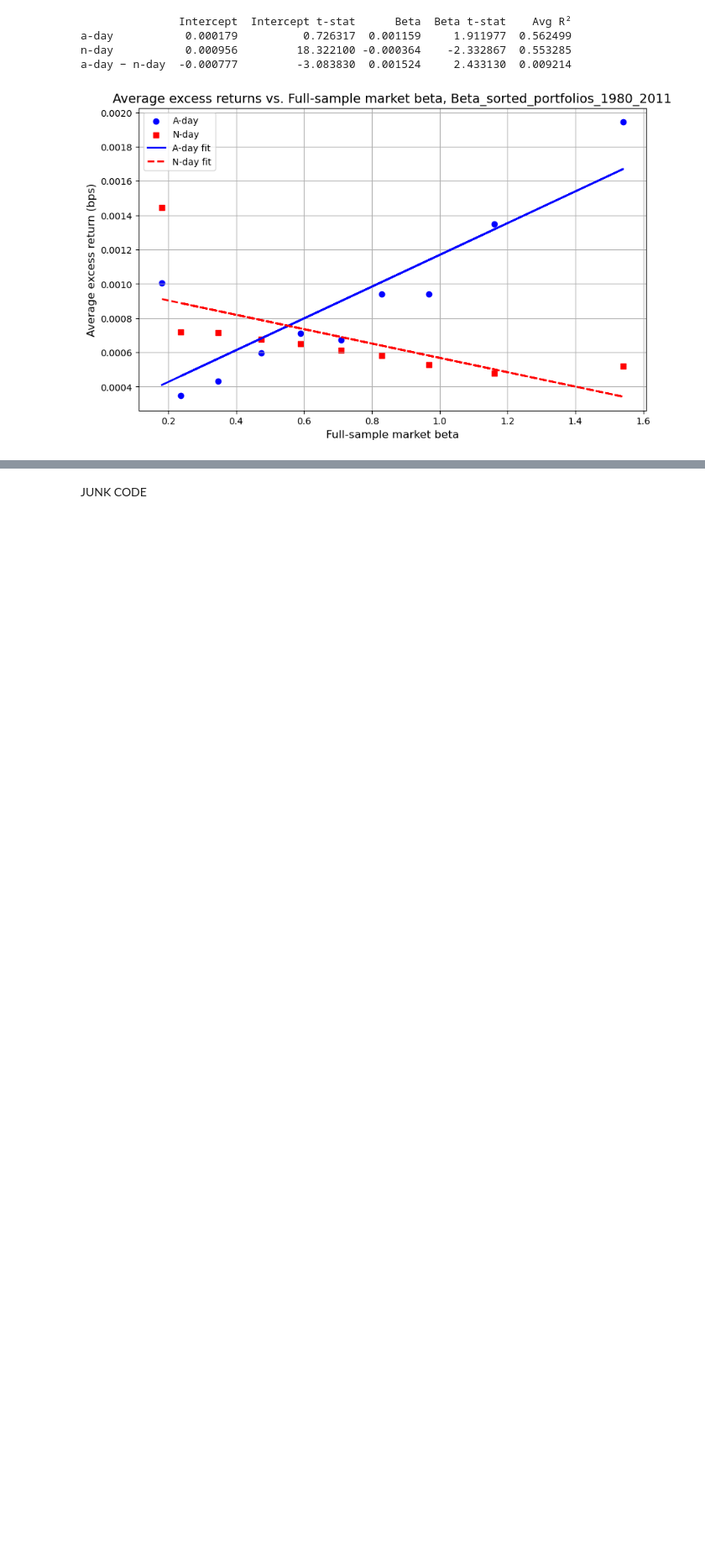
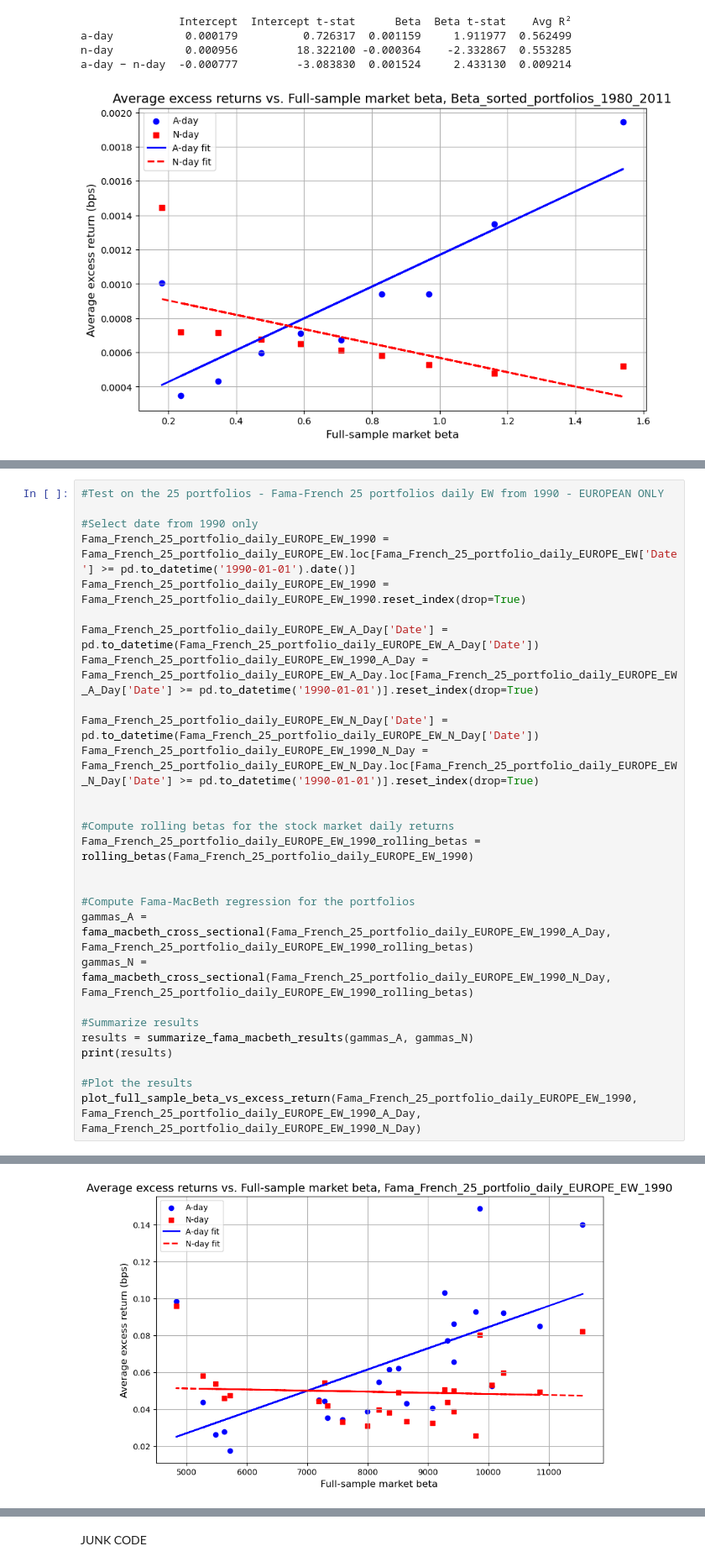
Before and after one commit to carolinebazeli/Memoire_HEC, a Jupyter notebook: memoire.ipynb, the cells around one changed output, grey strips where cells are left out. Shown at 84% size. Saved outputs shown, nothing was run; the diff lists cells and outputs as text; blank space fills up the shorter version.

```diff
--- a/memoire.ipynb
+++ b/memoire.ipynb
@@ -1108,0 +1222,29 @@ a-day − n-day  -0.000777         -3.083830  0.001524     2.433130  0.009214
+# %%
+#Test on the 25 portfolios - Fama-French 25 portfolios daily EW from 1990 - EUROPEAN ONLY
+
+#Select date from 1990 only
+Fama_French_25_portfolio_daily_EUROPE_EW_1990 = Fama_French_25_portfolio_daily_EUROPE_EW.loc[Fama_French_25_portfolio_daily_EUROPE_EW['Date'] >= pd.to_datetime('1990-01-01').date()]
+Fama_French_25_portfolio_daily_EUROPE_EW_1990 = Fama_French_25_portfolio_daily_EUROPE_EW_1990.reset_index(drop=True)
+
+Fama_French_25_portfolio_daily_EUROPE_EW_A_Day['Date'] = pd.to_datetime(Fama_French_25_portfolio_daily_EUROPE_EW_A_Day['Date'])
+Fama_French_25_portfolio_daily_EUROPE_EW_1990_A_Day = Fama_French_25_portfolio_daily_EUROPE_EW_A_Day.loc[Fama_French_25_portfolio_daily_EUROPE_EW_A_Day['Date'] >= pd.to_datetime('1990-01-01')].reset_index(drop=True)
+
+Fama_French_25_portfolio_daily_EUROPE_EW_N_Day['Date'] = pd.to_datetime(Fama_French_25_portfolio_daily_EUROPE_EW_N_Day['Date'])
+Fama_French_25_portfolio_daily_EUROPE_EW_1990_N_Day = Fama_French_25_portfolio_daily_EUROPE_EW_N_Day.loc[Fama_French_25_portfolio_daily_EUROPE_EW_N_Day['Date'] >= pd.to_datetime('1990-01-01')].reset_index(drop=True)
+
+
+#Compute rolling betas for the stock market daily returns
+Fama_French_25_portfolio_daily_EUROPE_EW_1990_rolling_betas = rolling_betas(Fama_French_25_portfolio_daily_EUROPE_EW_1990)
+
+
+#Compute Fama-MacBeth regression for the portfolios
+gammas_A = fama_macbeth_cross_sectional(Fama_French_25_portfolio_daily_EUROPE_EW_1990_A_Day, Fama_French_25_portfolio_daily_EUROPE_EW_1990_rolling_betas)
+gammas_N = fama_macbeth_cross_sectional(Fama_French_25_portfolio_daily_EUROPE_EW_1990_N_Day, Fama_French_25_portfolio_daily_EUROPE_EW_1990_rolling_betas)
+
+#Summarize results
+results = summarize_fama_macbeth_results(gammas_A, gammas_N)
+print(results)
+
+#Plot the results
+plot_full_sample_beta_vs_excess_return(Fama_French_25_portfolio_daily_EUROPE_EW_1990, Fama_French_25_portfolio_daily_EUROPE_EW_1990_A_Day, Fama_French_25_portfolio_daily_EUROPE_EW_1990_N_Day)
+# %% [output]
@@ -1108,0 +1255 @@ a-day − n-day  -0.000777         -3.083830  0.001524     2.433130  0.009214
+[figure, added]
```
Also changed, not shown: parts of 12 cells of this notebook.
